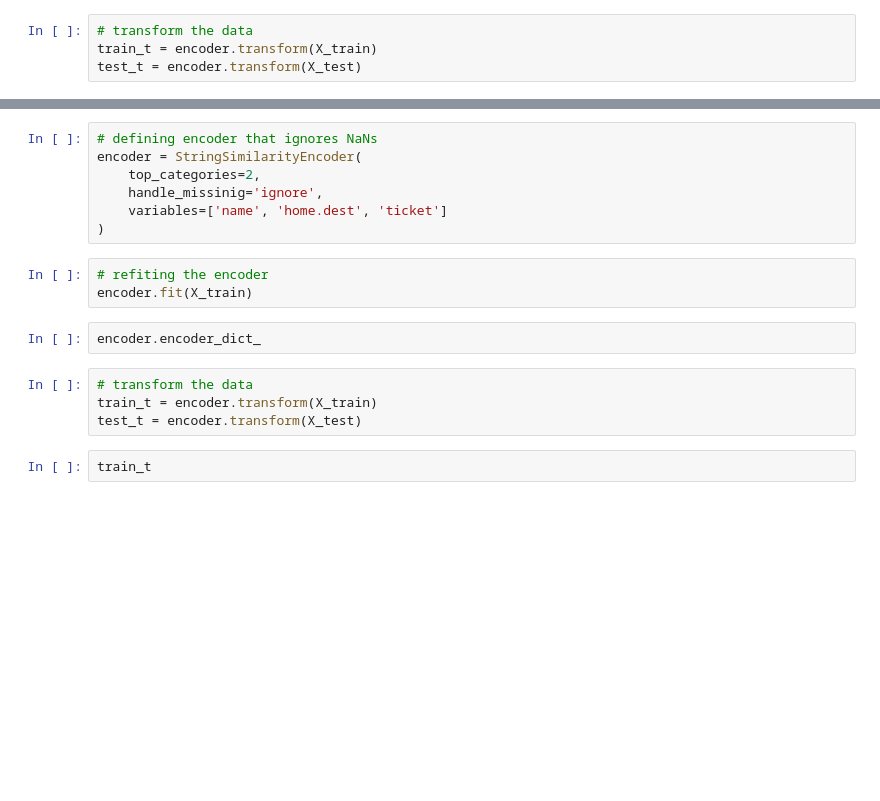
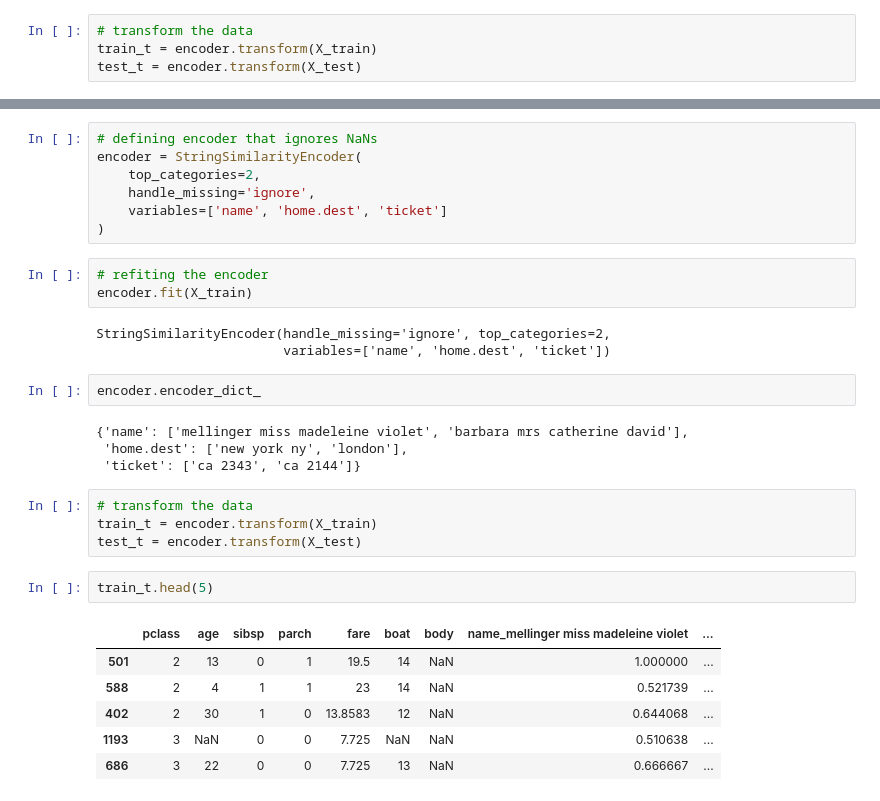
Before and after one commit to feature-engine/feature-engine-examples, a Jupyter notebook: encoding/StringSimilarityEncoder.ipynb, the cells around one changed output, grey strips where cells are left out. Drawn from its saved outputs; the diff is of its cells as text; blank space fills up the shorter version.

```diff
--- a/encoding/StringSimilarityEncoder.ipynb
+++ b/encoding/StringSimilarityEncoder.ipynb
@@ -69,18 +92,32 @@ test_t.plot(kind='scatter', x='ticket_ca 2343', y='ticket_ca 2144', sharex=True,
 # defining encoder that ignores NaNs
 encoder = StringSimilarityEncoder(
     top_categories=2,
-    handle_missinig='ignore',
+    handle_missing='ignore',
     variables=['name', 'home.dest', 'ticket']
 )
 # %%
 # refiting the encoder
 encoder.fit(X_train)
+# %% [output]
+StringSimilarityEncoder(handle_missing='ignore', top_categories=2,
+                        variables=['name', 'home.dest', 'ticket'])
 # %%
 encoder.encoder_dict_
+# %% [output]
+{'name': ['mellinger miss madeleine violet', 'barbara mrs catherine david'],
+ 'home.dest': ['new york ny', 'london'],
+ 'ticket': ['ca 2343', 'ca 2144']}
 # %%
 # transform the data
 train_t = encoder.transform(X_train)
 test_t = encoder.transform(X_test)
 # %%
-train_t
+train_t.head(5)
+# %% [output]
+|  | pclass | age | sibsp | parch | fare | boat | body | name_mellinger miss madeleine violet | ... |
+| 501 | 2 | 13 | 0 | 1 | 19.5 | 14 | NaN | 1.000000 | ... |
+| 588 | 2 | 4 | 1 | 1 | 23 | 14 | NaN | 0.521739 | ... |
+| 402 | 2 | 30 | 1 | 0 | 13.8583 | 12 | NaN | 0.644068 | ... |
+| 1193 | 3 | NaN | 0 | 0 | 7.725 | NaN | NaN | 0.510638 | ... |
+| 686 | 3 | 22 | 0 | 0 | 7.725 | 13 | NaN | 0.666667 | ... |
 # %%
```
Also changed, not shown: parts of 17 cells of this notebook.
